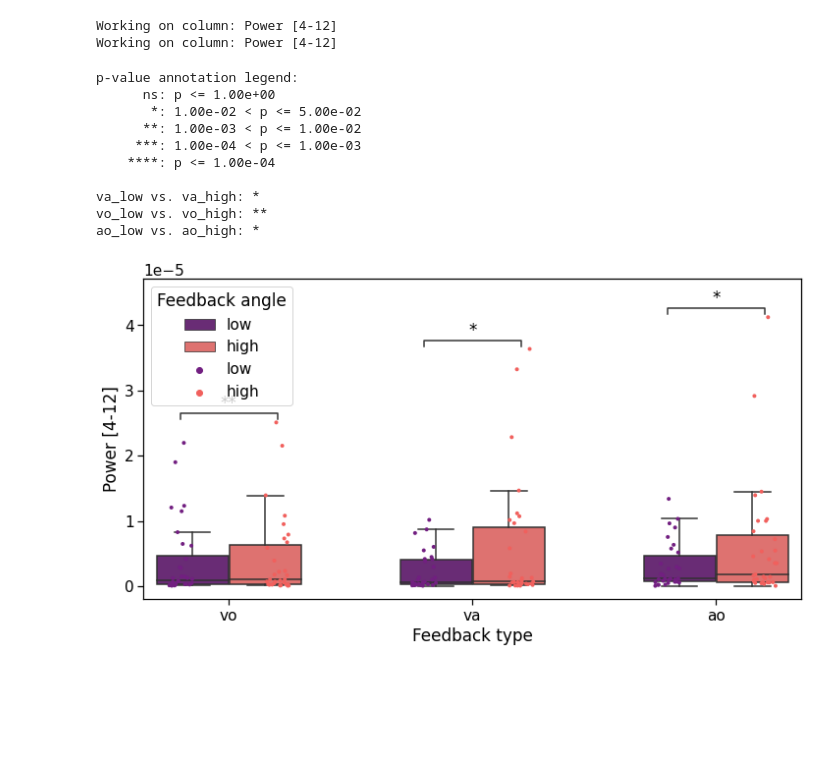
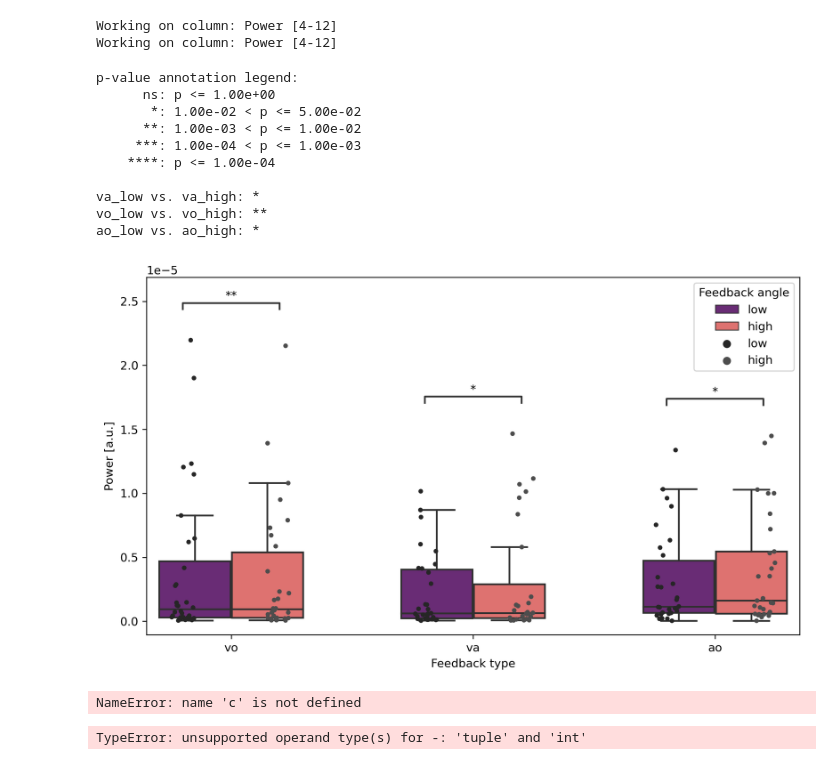
Before and after one commit to JuliusWelzel/tremor_feedback_jw, a Jupyter notebook: scripts/plot02_group_comparison.ipynb, the cells around one changed output. Drawn from its saved outputs; the diff is of its cells as text; code cells hidden in the pictures; blank space fills up the shorter version.

Commit message:
[ADD] plotting group diffs

```diff
--- a/scripts/plot02_group_comparison.ipynb
+++ b/scripts/plot02_group_comparison.ipynb
@@ -107,8 +107,8 @@ full.head(5)
 patients = full[full["Group"] == "p"]
 controlls = full[full["Group"] == "c"]
 
-patients = remove_outliers_df(patients,["Power [4-12]"],2)
-controlls = remove_outliers_df(controlls,["Power [4-12]"],2)
+patients = remove_outliers_df(patients,["Power [4-12]"],1)
+controlls = remove_outliers_df(controlls,["Power [4-12]"],1)
 # %% [output]
 Working on column: Power [4-12]
 Working on column: Power [4-12]
@@ -120,7 +120,6 @@ hue_plot_params = {
     'hue' : 'Feedback angle',
     'hue_order' : ['low','high'],
     'order' : ['vo','va','ao'],
-    'palette' : cfg_colors["group_colors"],
 }
 #fig, axs = plt.subplots(1, 1, figsize=(8.5, 5), dpi = 300)
 #sns.boxplot(data = patients, x = x, y = y, order=order, hue=hue, hue_order=hue_order, width=.6, fliersize=0,)
@@ -129,41 +128,56 @@ hue_plot_params = {
 pairs=[
     (("vo", "low"), ("vo", "high")),
     (("va", "low"), ("va", "high")),
     (("ao", "low"), ("ao", "high")),
 ]
 
 pvalues = [0.0018, 0.041, 0.013]
 
 # Transform each p-value to "p=" in scientific notation
 start_pvalues = [convert_pvalue_to_asterisks(pvalue) for pvalue in pvalues]
 
 # formatted_pvalues
 # ['p=1.35e-04', 'p=2.56e-01', 'p=2.30e-04']
 
-with sns.plotting_context("notebook", font_scale = 1.4):
-    # Create new plot
-    ax = get_log_ax()
+fig, axs = plt.subplots(1, 1, figsize=(8.5, 5), dpi = 300)
 
-    # Plot with seaborn
-    ax = sns.boxplot(ax=ax, width=.6, fliersize=0, **hue_plot_params)
-    ax = sns.stripplot(ax=ax,**hue_plot_params, size=4, color=".3", linewidth=0,dodge=True)
+# Plot with seaborn
+axs = sns.boxplot(ax=axs, width=.6, palette = cfg_colors["group_colors"], fliersize=0, **hue_plot_params)
+axs = sns.stripplot(ax=axs,**hue_plot_params, size=4, color=".3", linewidth=0,dodge=True)
 
-    # Add annotations
-    annotator = Annotator(ax, pairs, **hue_plot_params)
-    annotator.set_custom_annotations(start_pvalues)
-    annotator.annotate(line_offset_to_group=0.01)
+# Add annotations
+annotator = Annotator(axs, pairs, **hue_plot_params)
+annotator.set_custom_annotations(start_pvalues)
+annotator.annotate(line_offset_to_group=0.1)
 
 axs.set_ylabel(r"Power [a.u.]")
 fig.tight_layout(pad=0.5, w_pad=0.5, h_pad=0.5)
 # %% [output]
 p-value annotation legend:
       ns: p <= 1.00e+00
        *: 1.00e-02 < p <= 5.00e-02
       **: 1.00e-03 < p <= 1.00e-02
      ***: 1.00e-04 < p <= 1.00e-03
     ****: p <= 1.00e-04
 
 va_low vs. va_high: *
 vo_low vs. vo_high: **
 ao_low vs. ao_high: *
-[figure, old version]
+[figure, new version]
+# %%
+c[0]
+# %% [output]
+NameError: name 'c' is not defined
+# %%
+# Check for statistical significance
+significant_combinations = []
+combinations = pairs
+for c in combinations:
+    data1 = patients[np.where(c[0]]
+    data2 = patients[c[1] - 1]
+    # Significance
+    U, p = stats.mannwhitneyu(data1, data2, alternative='two-sided')
+    if p < 0.05:
+        significant_combinations.append([c, p])
+# %% [output]
+TypeError: unsupported operand type(s) for -: 'tuple' and 'int'
```
Also changed, not shown: parts of 2 cells of this notebook, 3 other files.
